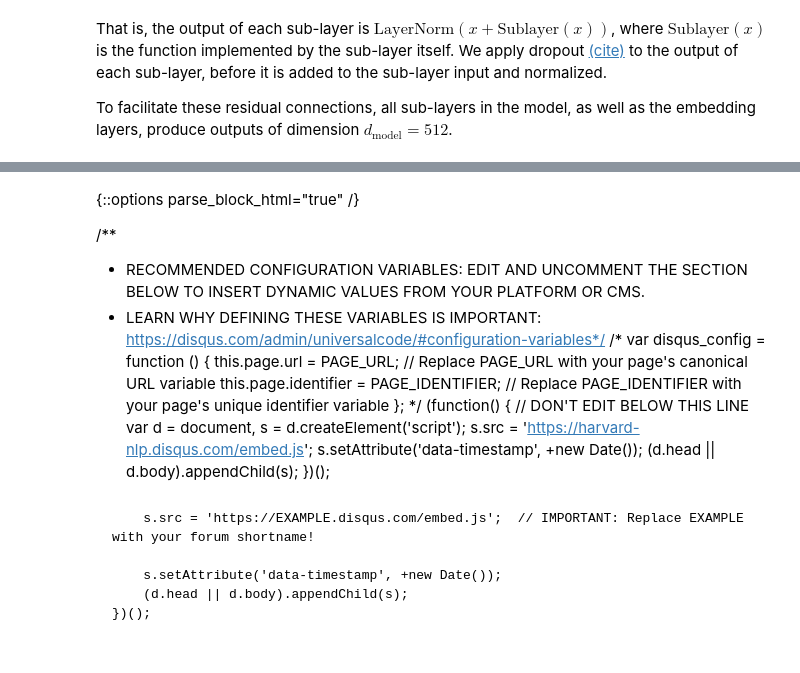
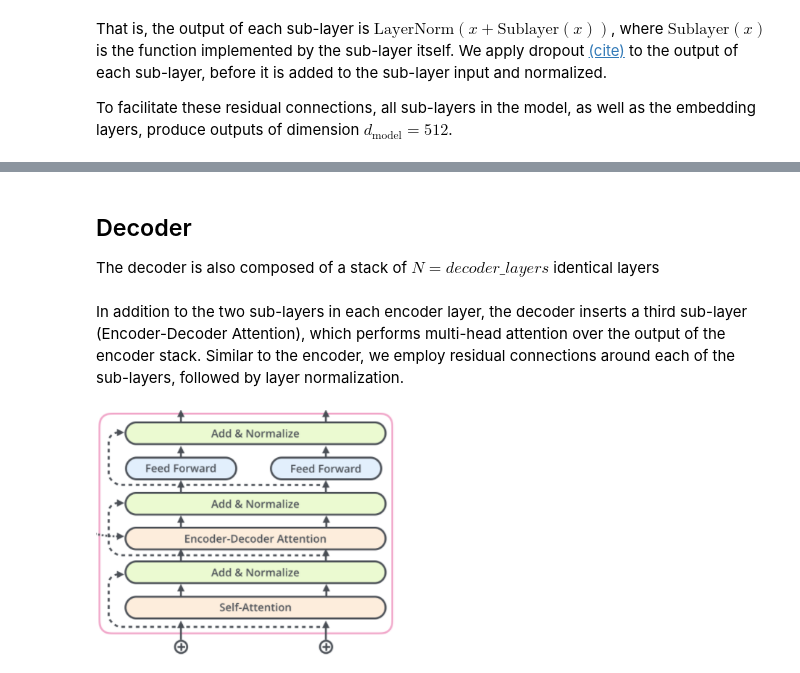
Before and after one commit to javiferran/ML-Project, a Jupyter notebook: The_Transformer_Blog_(fairseq).ipynb, the cells around one changed output, grey strips where cells are left out. Cells and saved outputs as stored; diff of their text form; code cells hidden in the pictures.

```diff
--- a/The_Transformer_Blog_(fairseq).ipynb
+++ b/The_Transformer_Blog_(fairseq).ipynb
@@ -1096,45 +247,10 @@ Decoder Self Layer 4
-# %% [markdown]
-{::options parse_block_html="true" /}
-<div id="disqus_thread"></div>
-<script>
-
-/**
-*  RECOMMENDED CONFIGURATION VARIABLES: EDIT AND UNCOMMENT THE SECTION BELOW TO INSERT DYNAMIC VALUES FROM YOUR PLATFORM OR CMS.
-*  LEARN WHY DEFINING THESE VARIABLES IS IMPORTANT: https://disqus.com/admin/universalcode/#configuration-variables*/
-/*
-var disqus_config = function () {
-this.page.url = PAGE_URL;  // Replace PAGE_URL with your page's canonical URL variable
-this.page.identifier = PAGE_IDENTIFIER; // Replace PAGE_IDENTIFIER with your page's unique identifier variable
-};
-*/
-(function() { // DON'T EDIT BELOW THIS LINE
-var d = document, s = d.createElement('script');
-s.src = 'https://harvard-nlp.disqus.com/embed.js';
-s.setAttribute('data-timestamp', +new Date());
-(d.head || d.body).appendChild(s);
-})();
-</script>
-<noscript>Please enable JavaScript to view the <a href="https://disqus.com/?ref_noscript">comments powered by Disqus.</a></noscript>
-# %% [markdown]
-<div id="disqus_thread"></div>
-<script>
-    /**
-     *  RECOMMENDED CONFIGURATION VARIABLES: EDIT AND UNCOMMENT THE SECTION BELOW TO INSERT DYNAMIC VALUES FROM YOUR PLATFORM OR CMS.
-     *  LEARN WHY DEFINING THESE VARIABLES IS IMPORTANT: https://disqus.com/admin/universalcode/#configuration-variables
-     */
-    /*
-    var disqus_config = function () {
-        this.page.url = PAGE_URL;  // Replace PAGE_URL with your page's canonical URL variable
-        this.page.identifier = PAGE_IDENTIFIER; // Replace PAGE_IDENTIFIER with your page's unique identifier variable
-    };
-    */
-    (function() {  // REQUIRED CONFIGURATION VARIABLE: EDIT THE SHORTNAME BELOW
-        var d = document, s = d.createElement('script');
-
-        s.src = 'https://EXAMPLE.disqus.com/embed.js';  // IMPORTANT: Replace EXAMPLE with your forum shortname!
-
-        s.setAttribute('data-timestamp', +new Date());
-        (d.head || d.body).appendChild(s);
-    })();
-</script>
-<noscript>Please enable JavaScript to view the <a href="https://disqus.com/?ref_noscript" rel="nofollow">comments powered by Disqus.</a></noscript>
+# %% [markdown]
+## Decoder
+
+The decoder is also composed of a stack of $N=decoder\_layers$ identical layers
+# %% [markdown]
+In addition to the two sub-layers in each encoder layer, the decoder inserts a third sub-layer (Encoder-Decoder Attention), which performs multi-head attention over the output of the encoder stack.  Similar to the encoder, we employ residual connections around each of the sub-layers, followed by layer normalization.
+# %%
+Image(filename=path_to_drive + 'images/Decoder.png', width = 300, height = 250)
+# %% [output]
+[figure, added]
```
Also changed, not shown: parts of 125 cells of this notebook.
